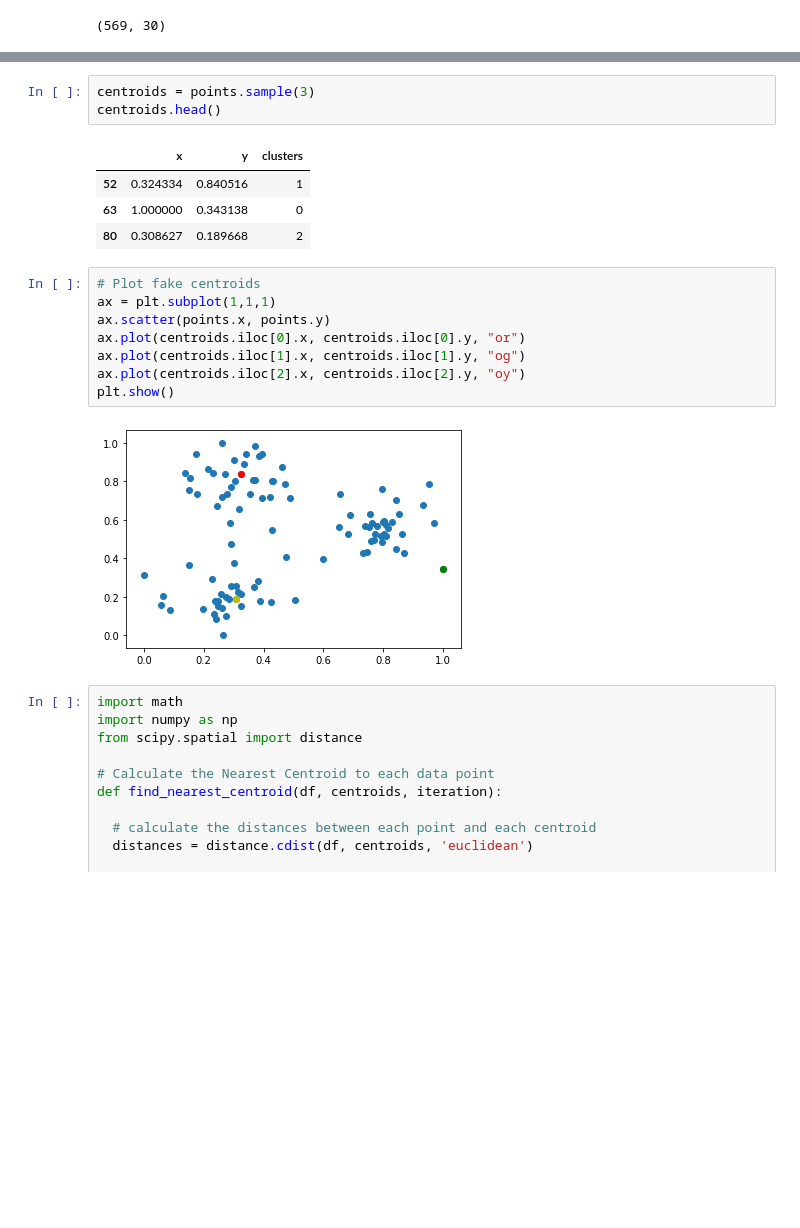
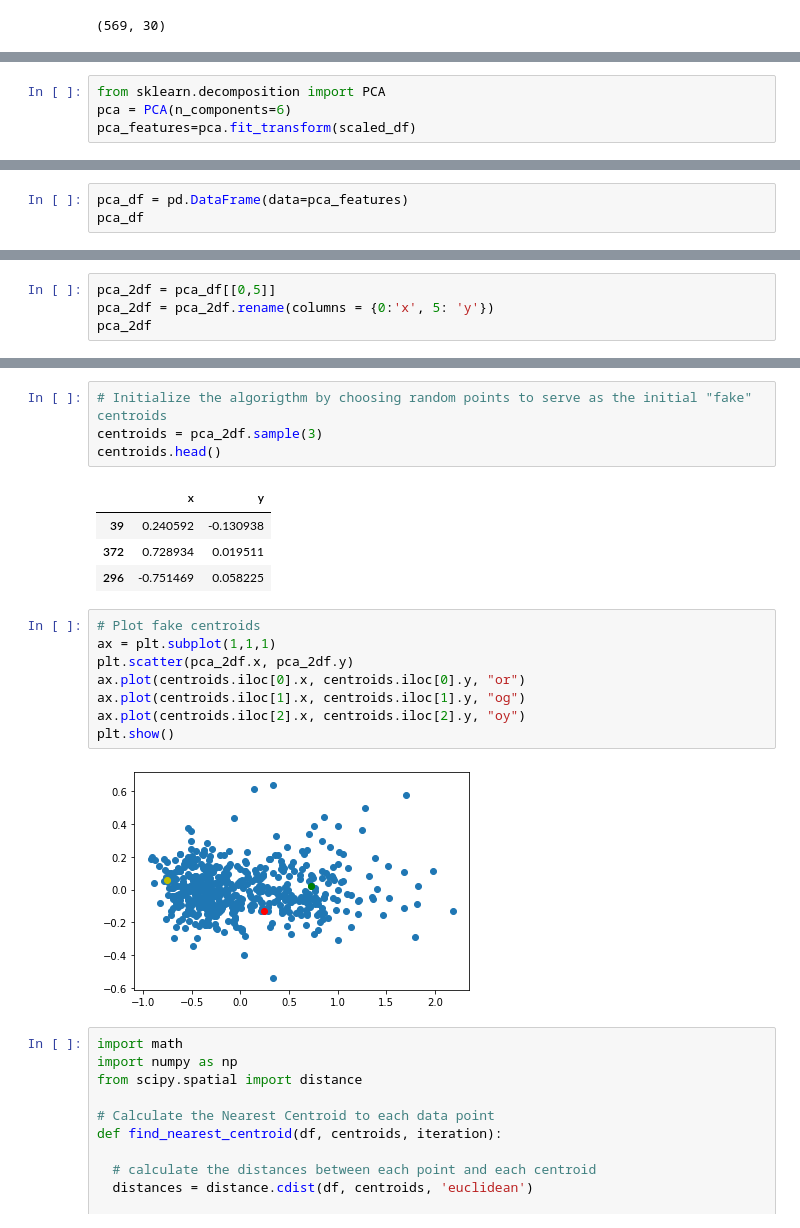
Before and after one commit to cardstud/DS-Unit-1-Sprint-3-Linear-Algebra, a Jupyter notebook: module4-clustering/LS_DS_134_Clustering_Assignment.ipynb, the cells around one changed output, grey strips where cells are left out. Saved outputs shown, nothing was run; the diff lists cells and outputs as text; blank space fills up the shorter version.

```diff
--- a/module4-clustering/LS_DS_134_Clustering_Assignment.ipynb
+++ b/module4-clustering/LS_DS_134_Clustering_Assignment.ipynb
@@ -168,0 +163,4 @@ points.head()
+# %%
+from sklearn.decomposition import PCA
+pca = PCA(n_components=6)
+pca_features=pca.fit_transform(scaled_df)
@@ -168,0 +217,3 @@ points.head()
+# %%
+pca_df = pd.DataFrame(data=pca_features)
+pca_df
@@ -168,0 +234,4 @@ points.head()
+# %%
+pca_2df = pca_df[[0,5]]
+pca_2df = pca_2df.rename(columns = {0:'x', 5: 'y'})
+pca_2df
@@ -188,21 +272,22 @@ plt.show()
-# %%
-centroids = points.sample(3)
-centroids.head()
-# %% [output]
-|  | x | y | clusters |
-| 52 | 0.324334 | 0.840516 | 1 |
-| 63 | 1.000000 | 0.343138 | 0 |
-| 80 | 0.308627 | 0.189668 | 2 |
+# %%
+# Initialize the algorigthm by choosing random points to serve as the initial "fake" centroids
+centroids = pca_2df.sample(3)
+centroids.head()
+# %% [output]
+|  | x | y |
+| 39 | 0.240592 | -0.130938 |
+| 372 | 0.728934 | 0.019511 |
+| 296 | -0.751469 | 0.058225 |
 # %%
 # Plot fake centroids
 ax = plt.subplot(1,1,1)
-ax.scatter(points.x, points.y)
+plt.scatter(pca_2df.x, pca_2df.y)
 ax.plot(centroids.iloc[0].x, centroids.iloc[0].y, "or")
 ax.plot(centroids.iloc[1].x, centroids.iloc[1].y, "og")
 ax.plot(centroids.iloc[2].x, centroids.iloc[2].y, "oy")
 plt.show()
 # %% [output]
-[figure, old version]
+[figure, new version]
 # %%
 import math
 import numpy as np
```
Also changed, not shown: parts of 39 cells of this notebook.
